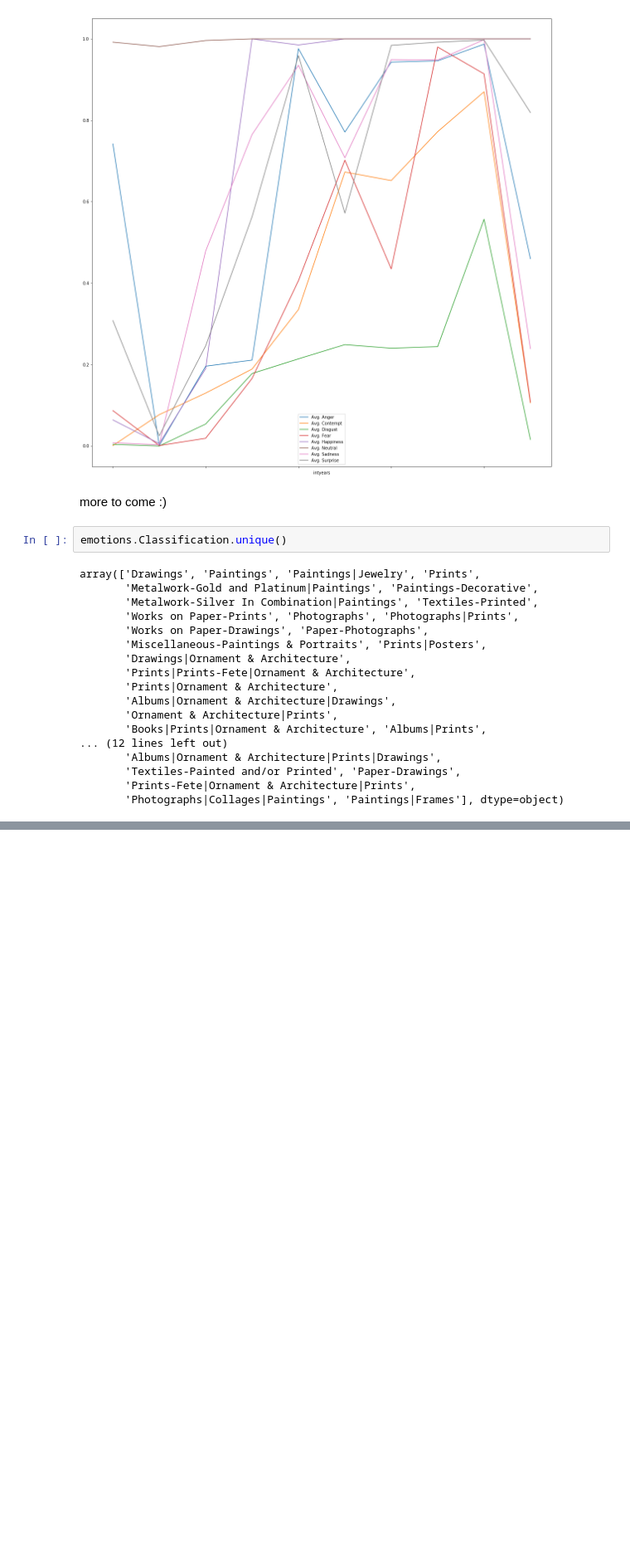
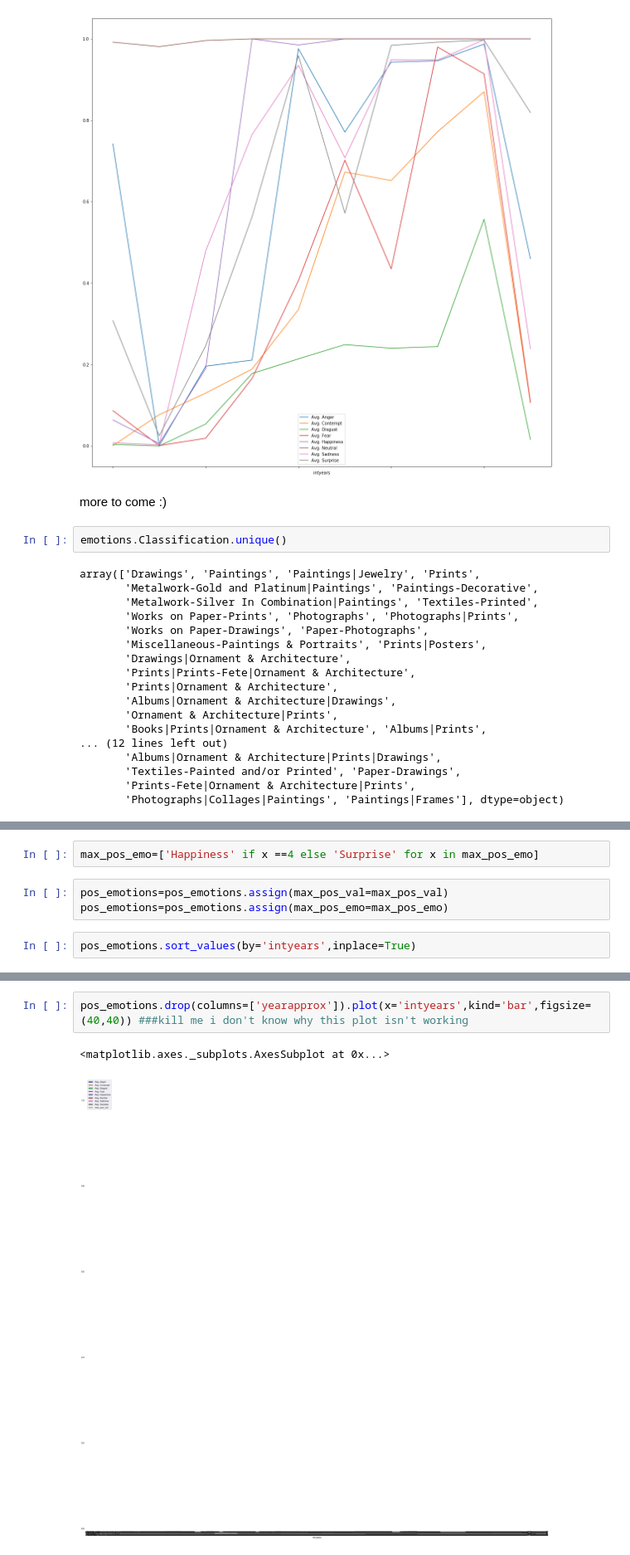
Before and after one commit to kaszklar/artemotions, a Jupyter notebook: date-munge.ipynb, the cells around one changed output, grey strips where cells are left out. Shown: that part at 83% size. Drawn from its saved outputs; the diff is of its cells as text; blank space fills up the shorter version.

```diff
--- a/date-munge.ipynb
+++ b/date-munge.ipynb
@@ -345,0 +409,7 @@ neg_emotions.drop(columns=['intyears']).plot(x='yearapprox',kind='bar',figsize=(
+# %%
+max_pos_emo=['Happiness' if x ==4 else 'Surprise' for x in max_pos_emo]
+# %%
+pos_emotions=pos_emotions.assign(max_pos_val=max_pos_val)
+pos_emotions=pos_emotions.assign(max_pos_emo=max_pos_emo)
+# %%
+pos_emotions.sort_values(by='intyears',inplace=True)
@@ -345,0 +449,5 @@ neg_emotions.drop(columns=['intyears']).plot(x='yearapprox',kind='bar',figsize=(
+# %%
+pos_emotions.drop(columns=['yearapprox']).plot(x='intyears',kind='bar',figsize=(40,40)) ###kill me i don't know why this plot isn't working
+# %% [output]
+<matplotlib.axes._subplots.AxesSubplot at 0x...>
+[figure, added]
```
Also changed, not shown: parts of 21 cells of this notebook.
